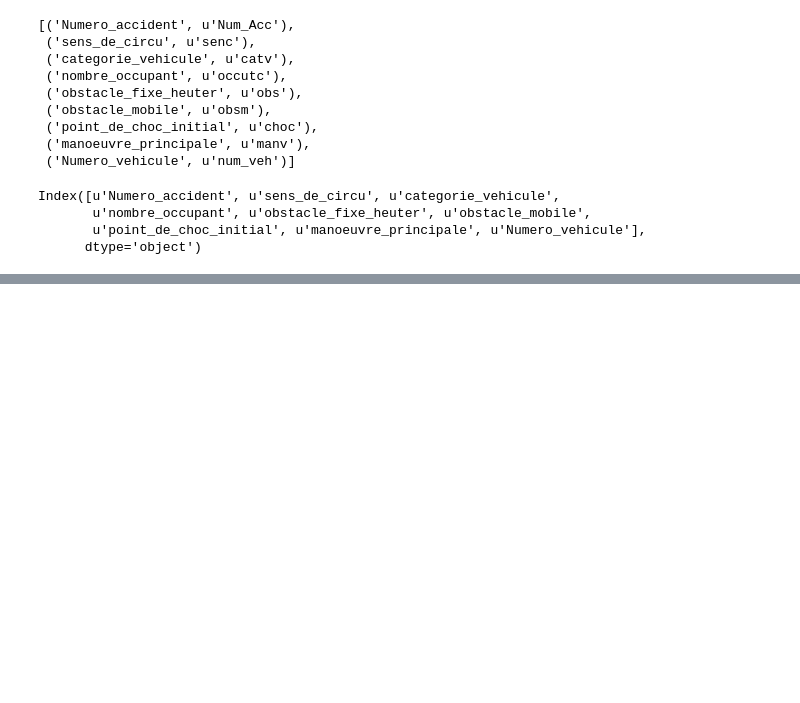
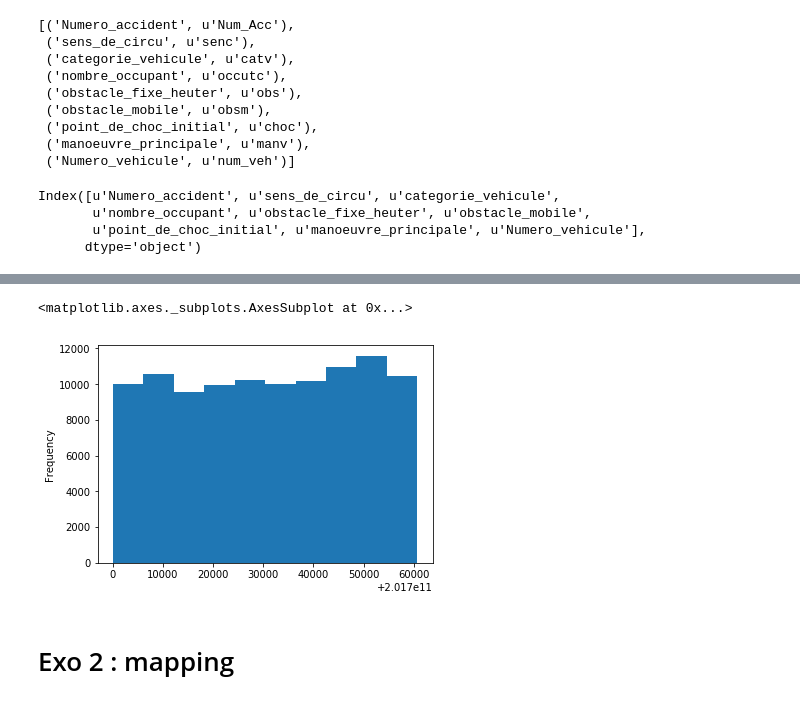
Before and after one commit to romainjouin/formation_python, a Jupyter notebook: ib02_battle_vehicules.ipynb, the cells around one changed output, grey strips where cells are left out. Cells and saved outputs as stored; diff of their text form; code cells hidden in the pictures; blank space fills up the shorter version.

```diff
--- a/ib02_battle_vehicules.ipynb
+++ b/ib02_battle_vehicules.ipynb
@@ -64,0 +78,7 @@ Index([u'Numero_accident', u'sens_de_circu', u'categorie_vehicule',
+# %%
+df.Numero_accident.plot.hist()
+# %% [output]
+<matplotlib.axes._subplots.AxesSubplot at 0x...>
+[figure, added]
+# %% [markdown]
+# Exo 2 : mapping
```
Also changed, not shown: parts of 3 cells of this notebook.
